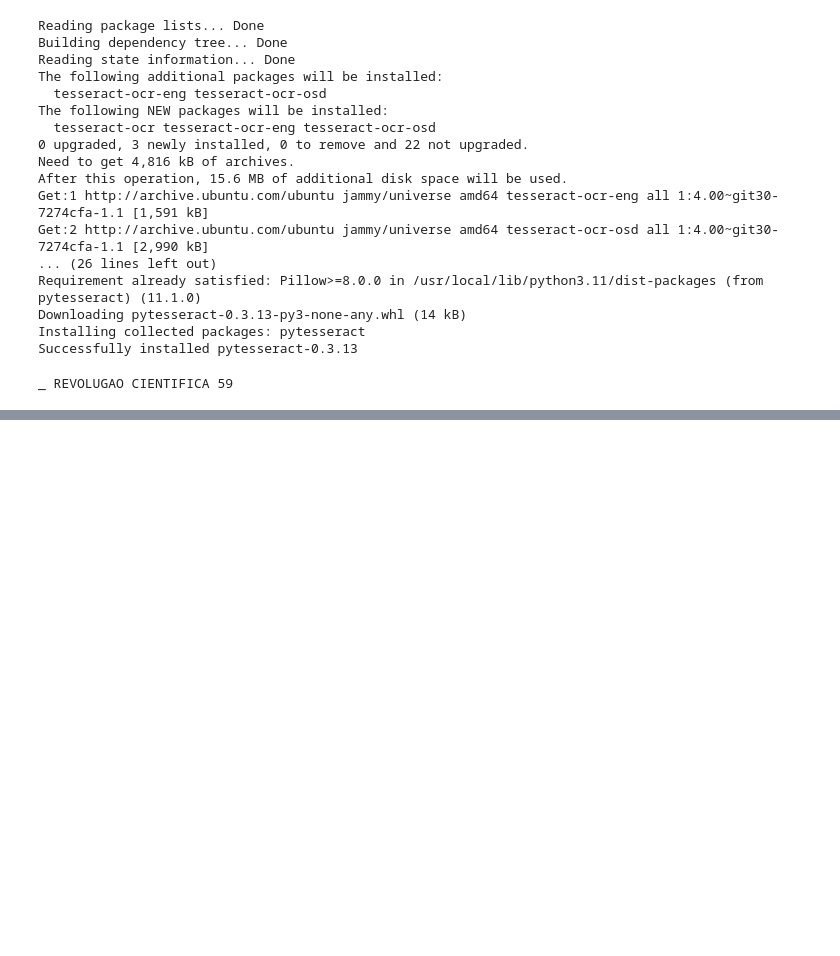
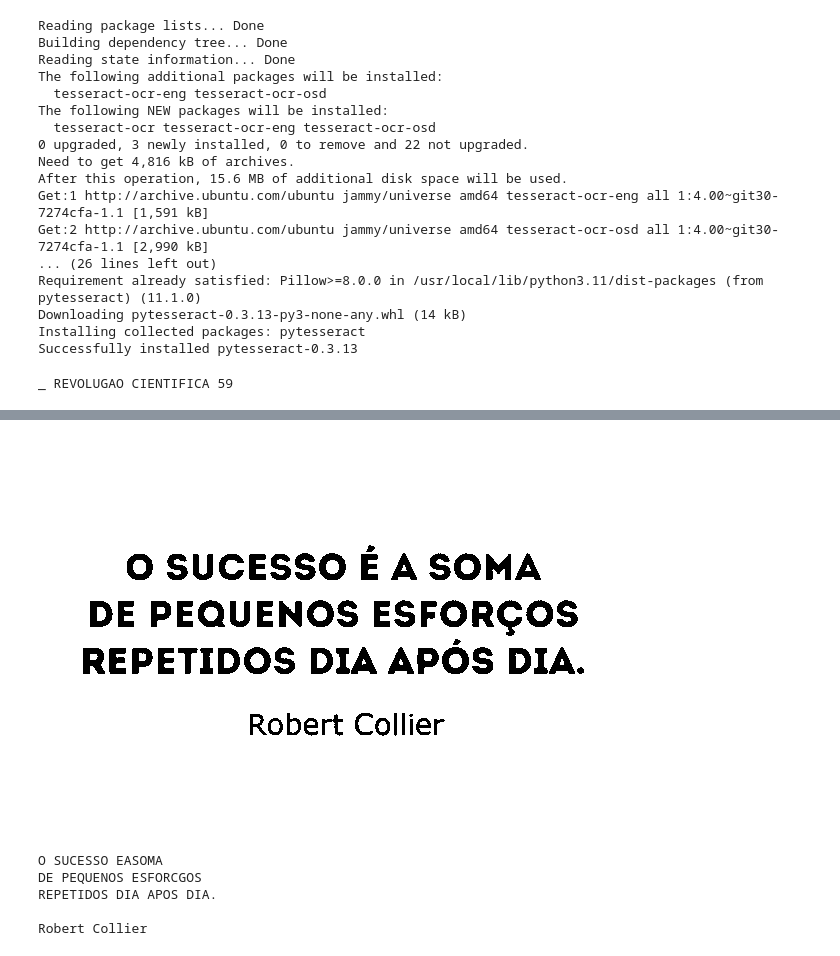
Before and after one commit to gopalbala/img-processing, a Jupyter notebook: preprocess.ipynb, the cells around one changed output, grey strips where cells are left out. Drawn from its saved outputs; the diff is of its cells as text; code cells hidden in the pictures; blank space fills up the shorter version.

```diff
--- a/preprocess.ipynb
+++ b/preprocess.ipynb
@@ -295,0 +309,13 @@ _ REVOLUGAO CIENTIFICA 59
+# %%
+invsent = 255 - treshsent
+cv2_imshow(invsent)
+# %% [output]
+[figure, added]
+# %%
+print(pytesseract.image_to_string(invsent))
+# %% [output]
+O SUCESSO EASOMA
+DE PEQUENOS ESFORCGOS
+REPETIDOS DIA APOS DIA.
+
+Robert Collier
```
Also changed, not shown: parts of 2 cells of this notebook.
